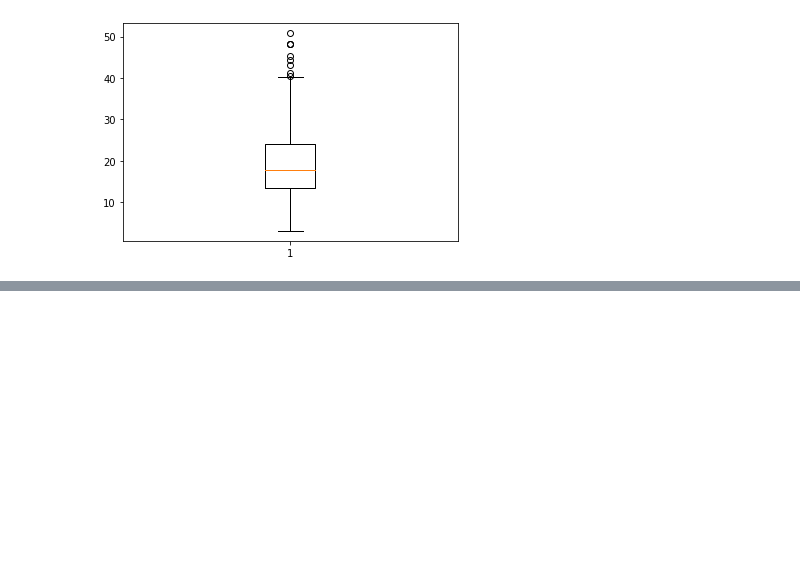
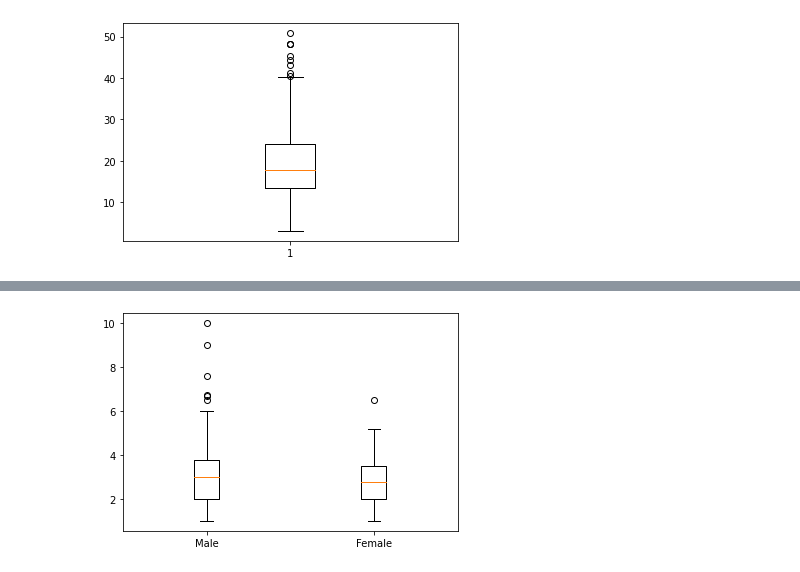
Before and after one commit to JakeOh/202103_itw_pyda_wkd, a Jupyter notebook: da09_visualization.ipynb, the cells around one changed output, grey strips where cells are left out. Cells and saved outputs as stored; diff of their text form; code cells hidden in the pictures; blank space fills up the shorter version.

```diff
--- a/da09_visualization.ipynb
+++ b/da09_visualization.ipynb
@@ -131,0 +162,13 @@ plt.show()
+# %%
+# 남성 손님들의 tip
+tip_male = tips[tips['sex'] == 'Male']['tip']
+# print(tip_male)
+
+# 여성 손님들의 tip
+tip_female = tips[tips['sex'] == 'Female']['tip']
+# print(tip_female)
+# %%
+plt.boxplot(x=[tip_male, tip_female], labels=['Male', 'Female'])
+plt.show()
+# %% [output]
+[figure, added]
```
Also changed, not shown: parts of 47 cells of this notebook.
